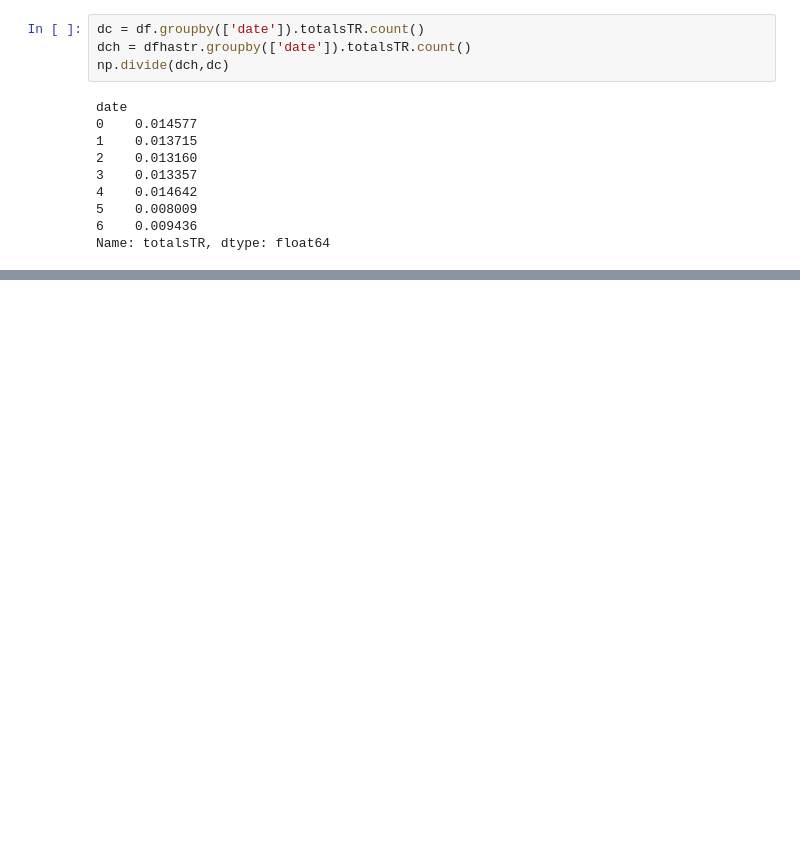
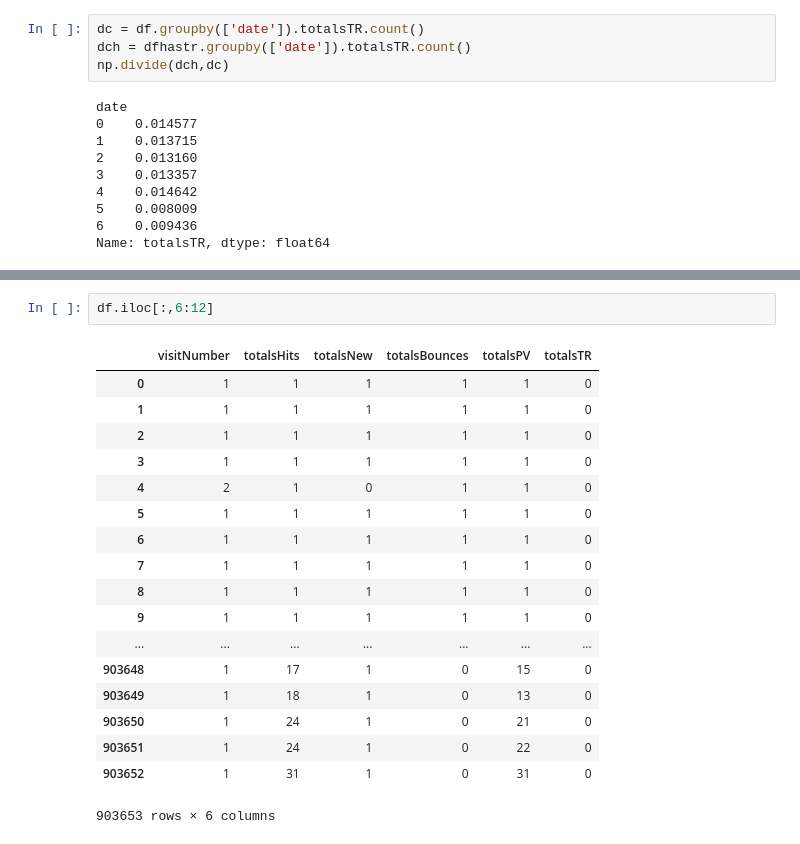
Before and after one commit to kfa408/GoogleAnalyticsCustomerRevenue, a Jupyter notebook: Explore.ipynb, the cells around one changed output, grey strips where cells are left out. Drawn from its saved outputs; the diff is of its cells as text; blank space fills up the shorter version.

```diff
--- a/Explore.ipynb
+++ b/Explore.ipynb
@@ -704,0 +741,21 @@ Name: totalsTR, dtype: float64
+# %%
+df.iloc[:,6:12]
+# %% [output]
+|  | visitNumber | totalsHits | totalsNew | totalsBounces | totalsPV | totalsTR |
+| 0 | 1 | 1 | 1 | 1 | 1 | 0 |
+| 1 | 1 | 1 | 1 | 1 | 1 | 0 |
+| 2 | 1 | 1 | 1 | 1 | 1 | 0 |
+| 3 | 1 | 1 | 1 | 1 | 1 | 0 |
+| 4 | 2 | 1 | 0 | 1 | 1 | 0 |
+| 5 | 1 | 1 | 1 | 1 | 1 | 0 |
+| 6 | 1 | 1 | 1 | 1 | 1 | 0 |
+| 7 | 1 | 1 | 1 | 1 | 1 | 0 |
+| 8 | 1 | 1 | 1 | 1 | 1 | 0 |
+| 9 | 1 | 1 | 1 | 1 | 1 | 0 |
+| ... | ... | ... | ... | ... | ... | ... |
+| 903648 | 1 | 17 | 1 | 0 | 15 | 0 |
+| 903649 | 1 | 18 | 1 | 0 | 13 | 0 |
+| 903650 | 1 | 24 | 1 | 0 | 21 | 0 |
+| 903651 | 1 | 24 | 1 | 0 | 22 | 0 |
+| 903652 | 1 | 31 | 1 | 0 | 31 | 0 |
+903653 rows × 6 columns
```
Also changed, not shown: parts of 59 cells of this notebook.
